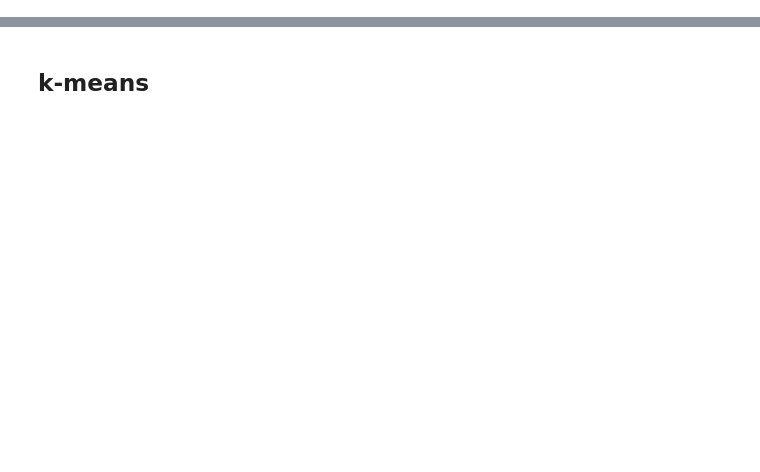
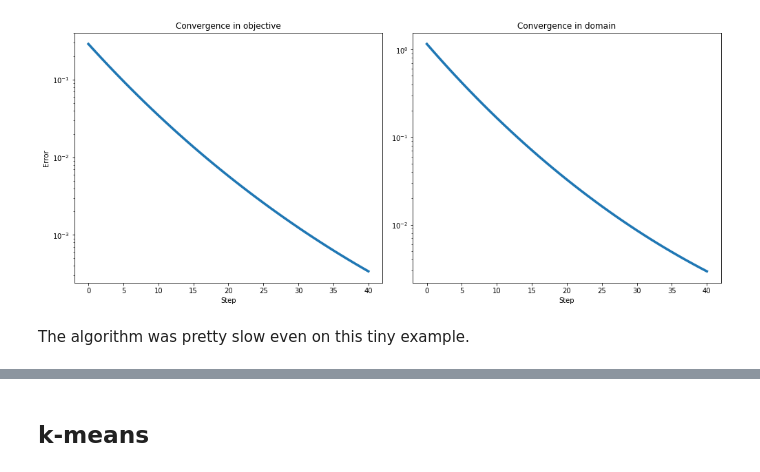
Before and after one commit to ee227c/ee227c.github.io, a Jupyter notebook: code/lecture19.ipynb, the cells around one changed output, grey strips where cells are left out. Drawn from its saved outputs; the diff is of its cells as text; code cells hidden in the pictures; blank space fills up the shorter version.

```diff
--- a/code/lecture19.ipynb
+++ b/code/lecture19.ipynb
@@ -25,0 +212,37 @@ setup_layout()
+# %%
+n, k = 1000, 10
+# random rank-10 matrix normalized to have nuclear norm 1
+U = np.random.normal(0, 1, (n, k))
+U = np.linalg.qr(U)[0]
+L = np.diag(np.random.uniform(0, 1, k))
+L /= np.sum(L)
+A = U.dot(L.dot(U.T))
+# pick which entries we observe uniformly at random
+S = np.random.randint(0, 2, (n, n))
+# multiply A by S coordinate-wise
+B = np.multiply(A, S)
+
+def mc_objective(B, S, X):
+    """Matrix completion objective."""
+    return 0.5 * np.linalg.norm(B-np.multiply(X, S), 'fro')**2
+
+def mc_gradient(B, S, X):
+    """Gradient of matrix completion objective."""
+    return np.multiply(X, S) - B
+# %%
+def example2():
+    # start from random matrix of nuclear norm 1
+    X0 = np.random.normal(0,1, (n,n))
+    X0 = nuclear_projection(X0.dot(X0.T))
+    objective = lambda X: mc_objective(B, S, X)
+    gradient = lambda X: mc_gradient(B, S, X)
+    Xs = gradient_descent(X0, [0.2]*40, gradient, nuclear_projection)
+
+    convergence_plot([objective(X) for X in Xs],
+                    [np.linalg.norm(A-X, 'fro')**2 for X in Xs])
+
+example2()
+# %% [output]
+[figure, added]
+# %% [markdown]
+The algorithm was pretty slow even on this tiny example.
```
Also changed, not shown: parts of 34 cells of this notebook, 2 other files.
